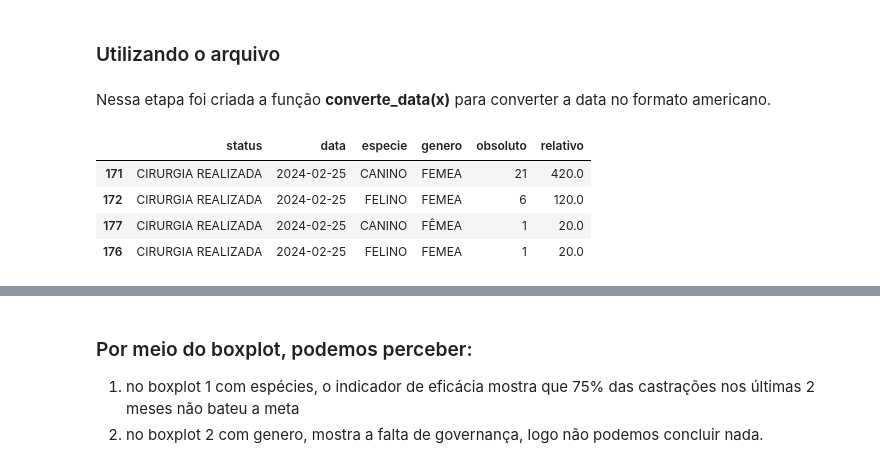
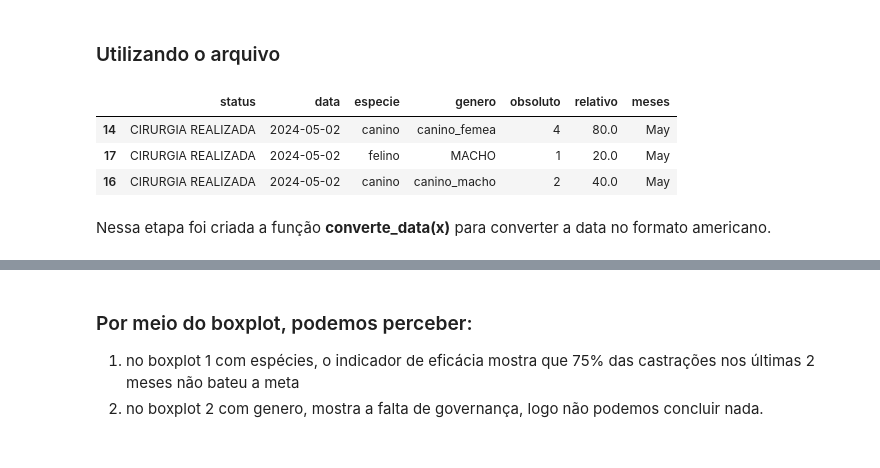
Before and after one commit to linounirio/acaocidada, a Jupyter notebook: relatorio1_bimestral.ipynb, the cells around one changed output, grey strips where cells are left out. Saved outputs shown, nothing was run; the diff lists cells and outputs as text; code cells hidden in the pictures.

```diff
--- a/relatorio1_bimestral.ipynb
+++ b/relatorio1_bimestral.ipynb
@@ -243,3 +322,11 @@ relat01_bimestral.columns = ['status', 'data', 'especie', 'genero', 'obsoluto','
+# %%
+relat01_bimestral.tail(3)
+#relat01_bimestral.shape
+# %% [output]
+|  | status | data | especie | genero | obsoluto | relativo | meses |
+| 14 | CIRURGIA REALIZADA | 2024-05-02 | canino | canino_femea | 4 | 80.0 | May |
+| 17 | CIRURGIA REALIZADA | 2024-05-02 | felino | MACHO | 1 | 20.0 | May |
+| 16 | CIRURGIA REALIZADA | 2024-05-02 | canino | canino_macho | 2 | 40.0 | May |
 # %% [markdown]
 Nessa etapa foi criada a função **converte_data(x)** para converter a data no formato americano.
 # %%
@@ -249,8 +334,0 @@ relat01_bimestral = relat01_bimestral.sort_values(by='data')
-# %%
-relat01_bimestral.head(4)
-# %% [output]
-|  | status | data | especie | genero | obsoluto | relativo |
-| 171 | CIRURGIA REALIZADA | 2024-02-25 | CANINO | FEMEA | 21 | 420.0 |
-| 172 | CIRURGIA REALIZADA | 2024-02-25 | FELINO | FEMEA | 6 | 120.0 |
-| 177 | CIRURGIA REALIZADA | 2024-02-25 | CANINO | FÊMEA | 1 | 20.0 |
-| 176 | CIRURGIA REALIZADA | 2024-02-25 | FELINO | FEMEA | 1 | 20.0 |
```
Also changed, not shown: parts of 51 cells of this notebook.
